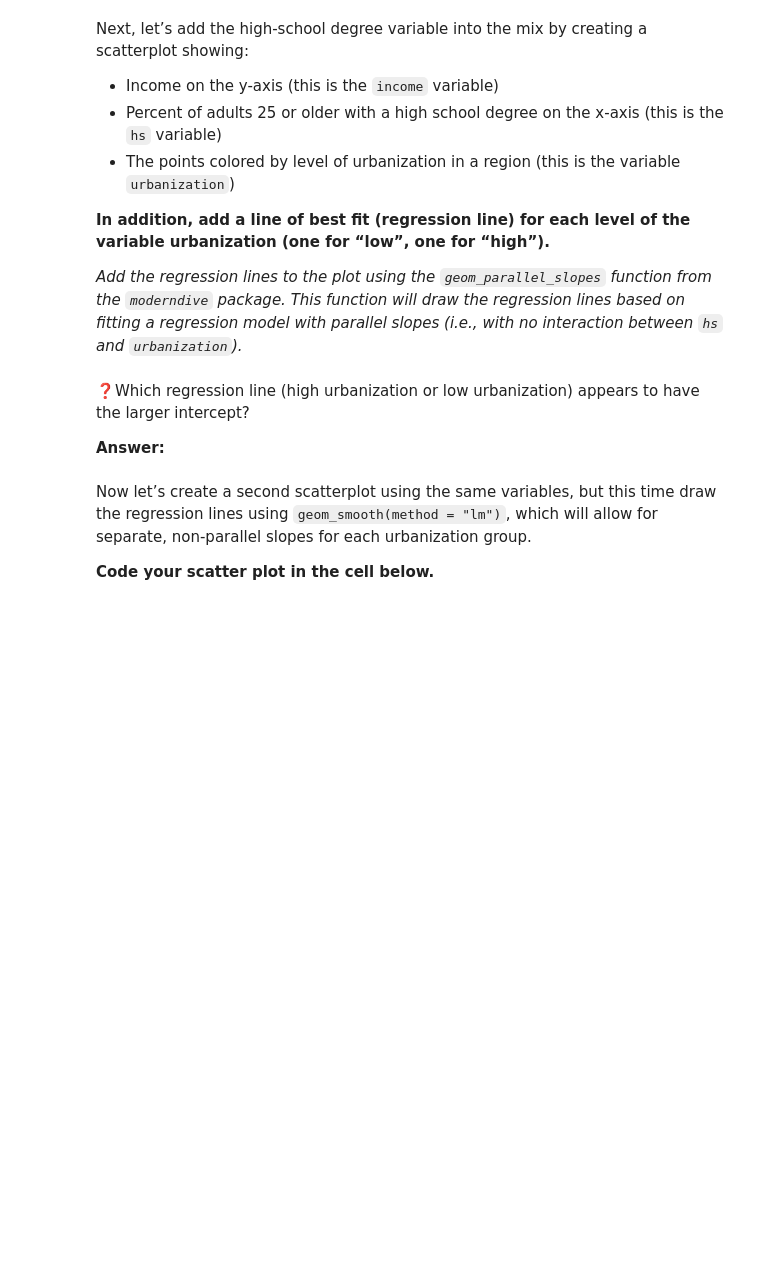
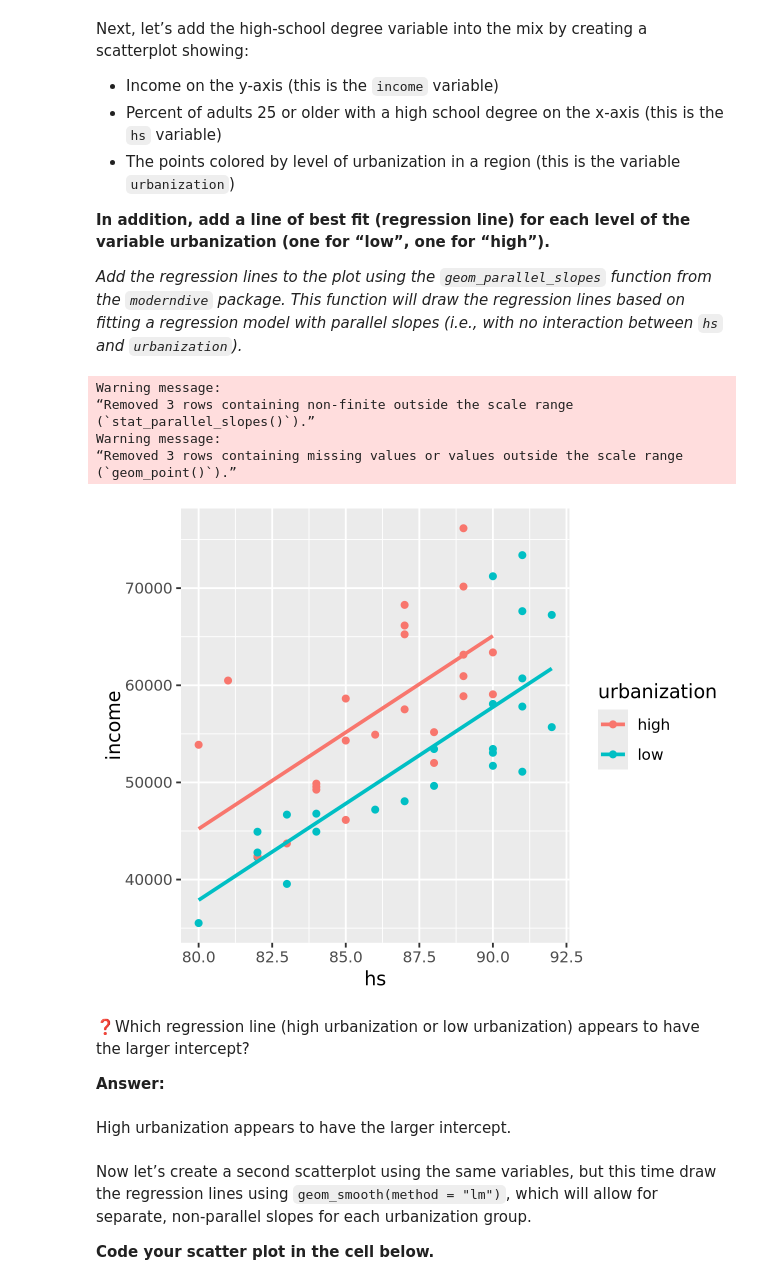
Before and after one commit to UNC-DATA-730/unit-4-assignment-yifeiwang2025, a Jupyter notebook: assignment4.ipynb, the cells around one changed output. Drawn from its saved outputs; the diff is of its cells as text; code cells hidden in the pictures; blank space fills up the shorter version.

```diff
--- a/assignment4.ipynb
+++ b/assignment4.ipynb
@@ -10,3 +32,5 @@ Load the `tidymodels`, `readr`, and `moderndive` packages in the cell below.
 We can read the data from a **CSV file** at the following URL: [http://bit.ly/2ItxYg3](http://bit.ly/2ItxYg3).
 
 Use the `read_csv` function to read the data into our R session. Call the new table `hate_crimes`.
+# %%
+hate_crimes <- read_csv("hatecrimes.csv")
@@ -21,10 +54,24 @@ Next, let’s add the high-school degree variable into the mix by creating a sca
 **In addition, add a line of best fit (regression line) for each level of the variable urbanization (one for “low”, one for “high”).**
 
 *Add the regression lines to the plot using the `geom_parallel_slopes` function from the `moderndive` package. This function will draw the regression lines based on fitting a regression model with parallel slopes (i.e., with no interaction between `hs` and `urbanization`).*
+# %%
+ggplot(hate_crimes, aes(x = hs, y = income, color = urbanization)) +
+    geom_point() +
+    geom_parallel_slopes(se = FALSE)
+# %% [output]
+Warning message:
+“Removed 3 rows containing non-finite outside the scale range
+(`stat_parallel_slopes()`).”
+Warning message:
+“Removed 3 rows containing missing values or values outside the scale range
+(`geom_point()`).”
+[figure, added]
 # %% [markdown]
 ❓Which regression line (high urbanization or low urbanization) appears to have the larger intercept?
 
 **Answer:**
+# %% [markdown]
+High urbanization appears to have the larger intercept.
 # %% [markdown]
 Now let’s create a second scatterplot using the same variables, but this time draw the regression lines using `geom_smooth(method = "lm")`, which will allow for separate, non-parallel slopes for each urbanization group.
 
```
Also changed, not shown: parts of 12 cells of this notebook.
